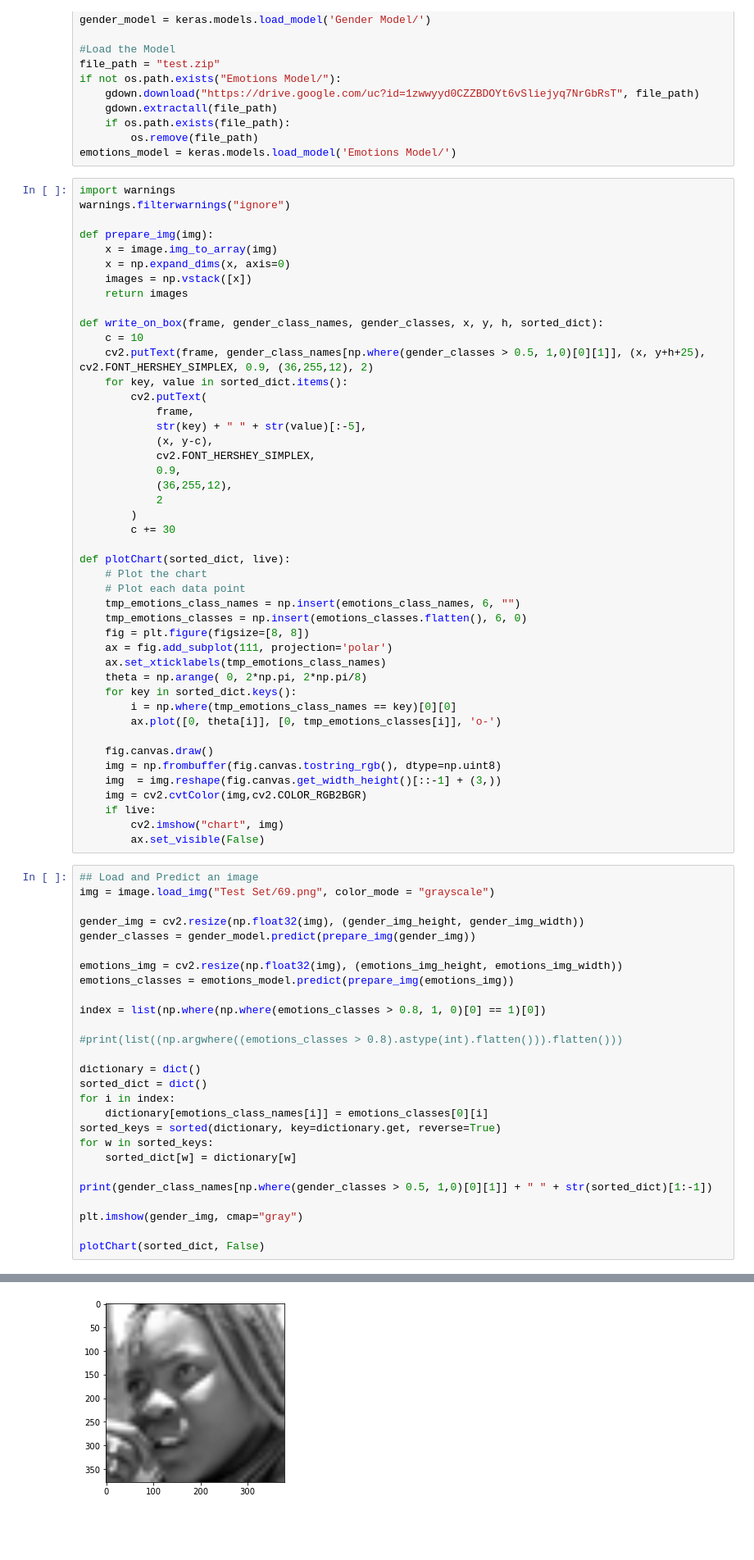
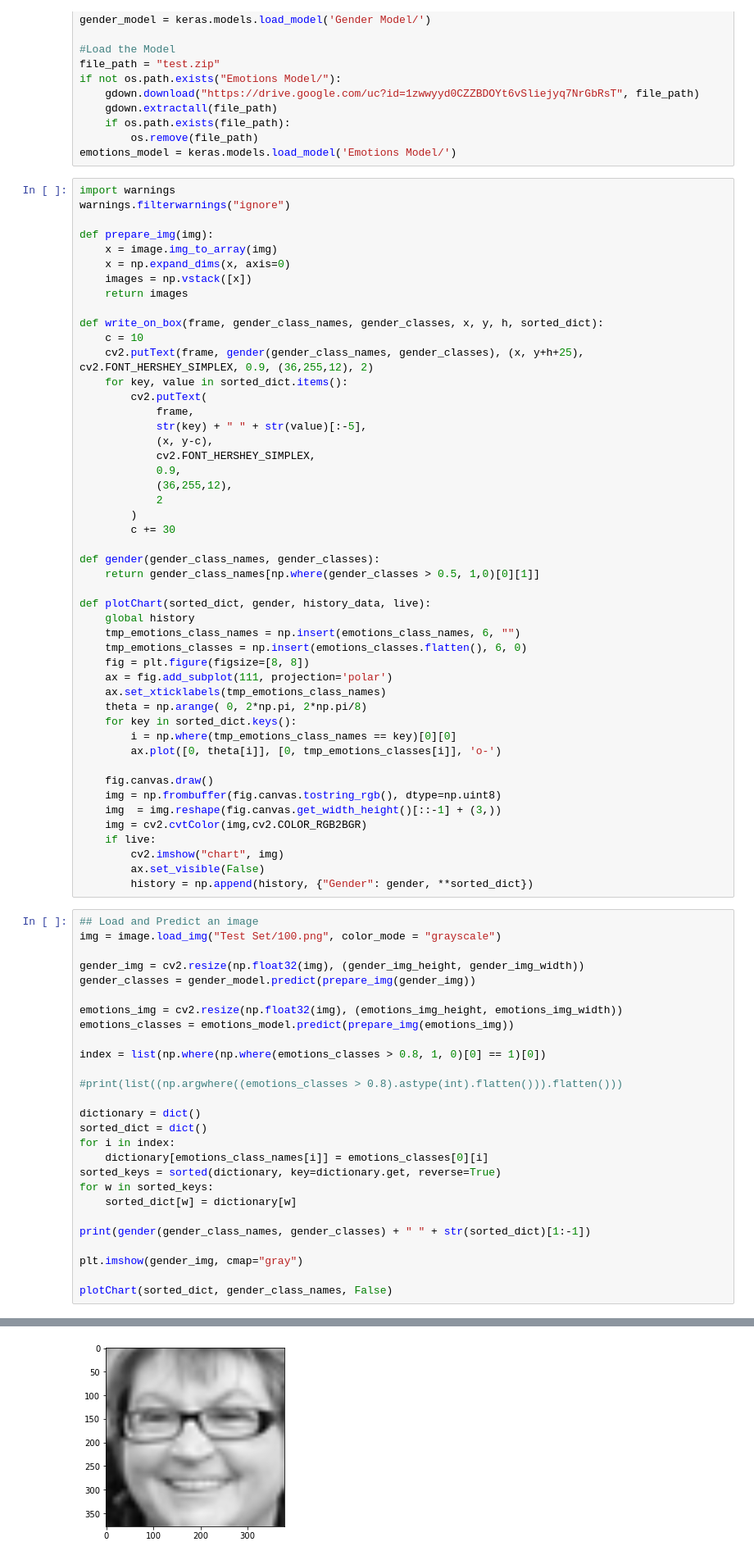
Before and after one commit to Piccio98/FER-and-GR-Project, a Jupyter notebook: VAR Project.ipynb, the cells around one changed output, grey strips where cells are left out. Shown at 82% size. Cells and saved outputs as stored; diff of their text form; blank space fills up the shorter version.

```diff
--- a/VAR Project.ipynb
+++ b/VAR Project.ipynb
@@ -53,7 +51,7 @@ def prepare_img(img):
 
 def write_on_box(frame, gender_class_names, gender_classes, x, y, h, sorted_dict):
     c = 10
-    cv2.putText(frame, gender_class_names[np.where(gender_classes > 0.5, 1,0)[0][1]], (x, y+h+25), cv2.FONT_HERSHEY_SIMPLEX, 0.9, (36,255,12), 2)
+    cv2.putText(frame, gender(gender_class_names, gender_classes), (x, y+h+25), cv2.FONT_HERSHEY_SIMPLEX, 0.9, (36,255,12), 2)
     for key, value in sorted_dict.items():
         cv2.putText(
             frame,
@@ -66,9 +64,11 @@ def write_on_box(frame, gender_class_names, gender_classes, x, y, h, sorted_dict
         )
         c += 30
 
-def plotChart(sorted_dict, live):
-    # Plot the chart
-    # Plot each data point
+def gender(gender_class_names, gender_classes):
+    return gender_class_names[np.where(gender_classes > 0.5, 1,0)[0][1]]
+
+def plotChart(sorted_dict, gender, history_data, live):
+    global history
     tmp_emotions_class_names = np.insert(emotions_class_names, 6, "")
     tmp_emotions_classes = np.insert(emotions_classes.flatten(), 6, 0)
     fig = plt.figure(figsize=[8, 8])
@@ -86,9 +86,10 @@ def plotChart(sorted_dict, live):
     if live:
         cv2.imshow("chart", img)
         ax.set_visible(False)
+        history = np.append(history, {"Gender": gender, **sorted_dict})
 # %%
 ## Load and Predict an image
-img = image.load_img("Test Set/69.png", color_mode = "grayscale")
+img = image.load_img("Test Set/100.png", color_mode = "grayscale")
 
 gender_img = cv2.resize(np.float32(img), (gender_img_height, gender_img_width))
 gender_classes = gender_model.predict(prepare_img(gender_img))
@@ -108,9 +109,9 @@ sorted_keys = sorted(dictionary, key=dictionary.get, reverse=True)
 for w in sorted_keys:
     sorted_dict[w] = dictionary[w]
 
-print(gender_class_names[np.where(gender_classes > 0.5, 1,0)[0][1]] + " " + str(sorted_dict)[1:-1])
+print(gender(gender_class_names, gender_classes) + " " + str(sorted_dict)[1:-1])
 
 plt.imshow(gender_img, cmap="gray")
 
-plotChart(sorted_dict, False)
+plotChart(sorted_dict, gender_class_names, False)
 # %% [output]
@@ -120 +121 @@ Woman 'Neutral': 0.99827015, 'Happy': 0.9292089
-[figure, old version]
+[figure, new version]
```
Also changed, not shown: parts of 5 cells of this notebook, 4 other files.
